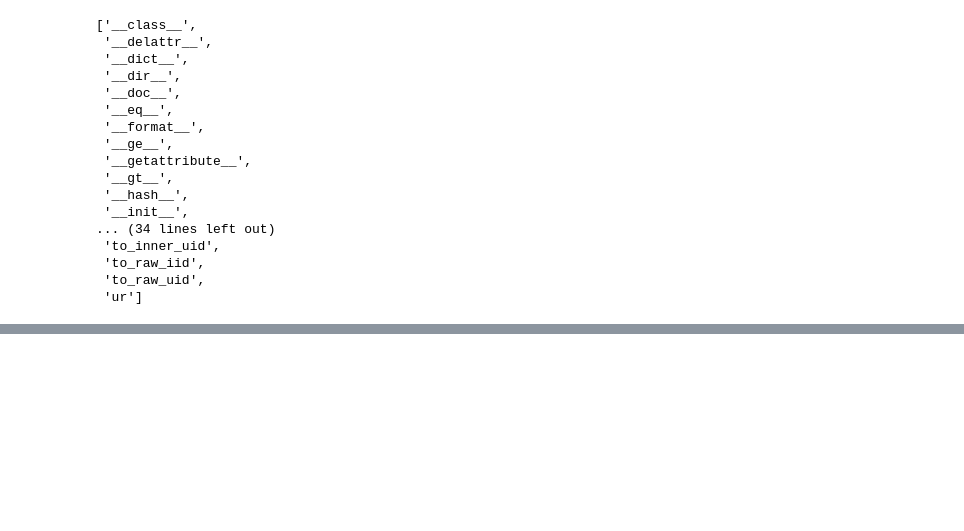
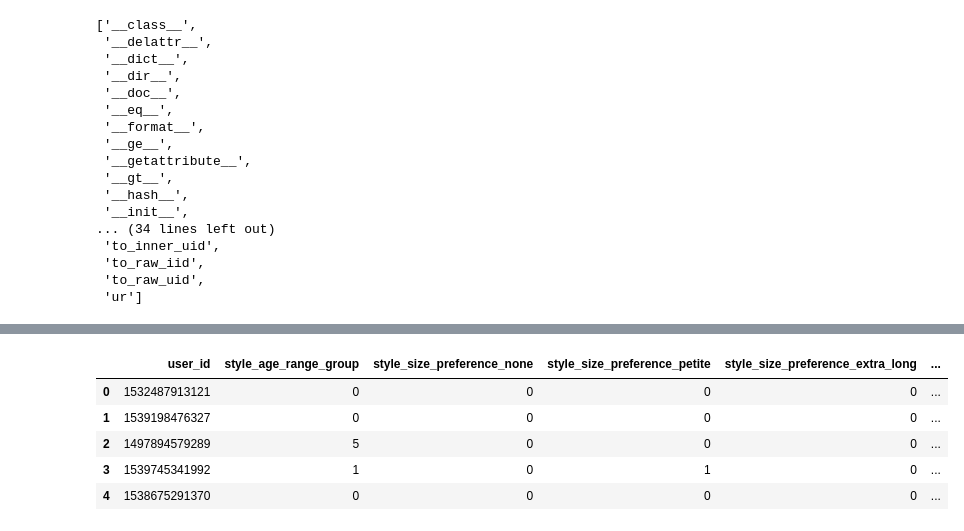
Before and after one commit to radhavrmk/caprs, a Jupyter notebook: code/notebooks/Cap1_charlie.ipynb, the cells around one changed output, grey strips where cells are left out. Saved outputs shown, nothing was run; the diff lists cells and outputs as text; code cells hidden in the pictures; blank space fills up the shorter version.

```diff
--- a/code/notebooks/Cap1_charlie.ipynb
+++ b/code/notebooks/Cap1_charlie.ipynb
@@ -746,0 +778,9 @@ defaultdict(list,
+# %%
+df_users.head()
+# %% [output]
+|  | user_id | style_age_range_group | style_size_preference_none | style_size_preference_petite | style_size_preference_extra_long | ... |
+| 0 | 1532487913121 | 0 | 0 | 0 | 0 | ... |
+| 1 | 1539198476327 | 0 | 0 | 0 | 0 | ... |
+| 2 | 1497894579289 | 5 | 0 | 0 | 0 | ... |
+| 3 | 1539745341992 | 1 | 0 | 1 | 0 | ... |
+| 4 | 1538675291370 | 0 | 0 | 0 | 0 | ... |
```
Also changed, not shown: parts of 3 cells of this notebook, 3 other files.
